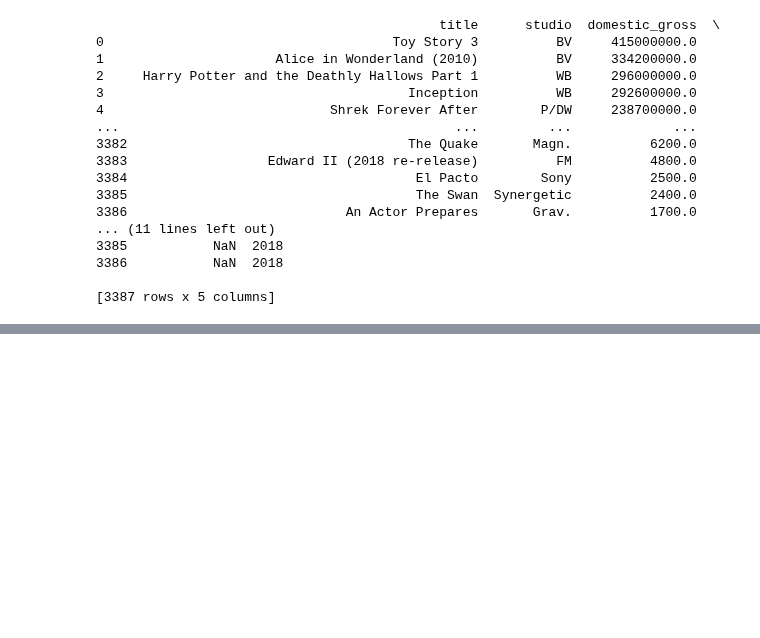
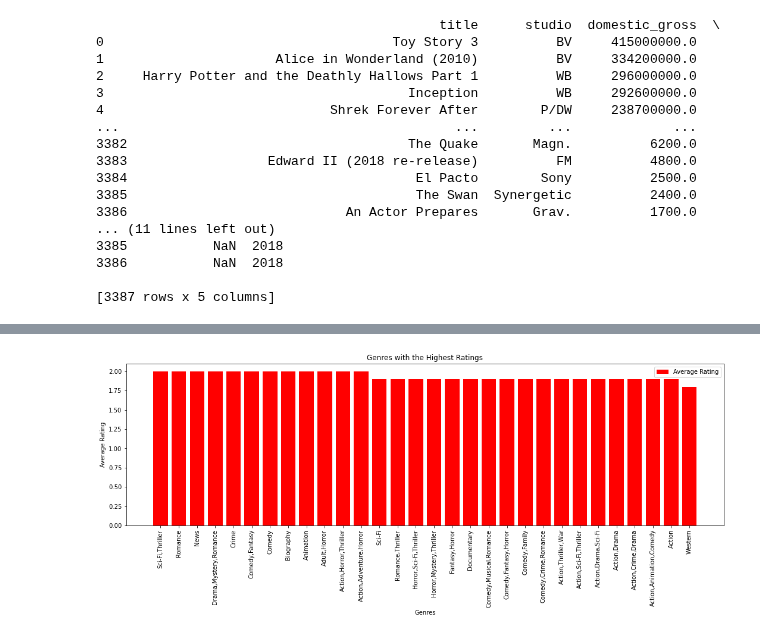
Before and after one commit to QuinnGrigsby/Capstone_Git-ing_it_done_MovieInformation, a Jupyter notebook: Data Understanding.ipynb, the cells around one changed output, grey strips where cells are left out. Saved outputs shown, nothing was run; the diff lists cells and outputs as text; code cells hidden in the pictures; blank space fills up the shorter version.

```diff
--- a/Data Understanding.ipynb
+++ b/Data Understanding.ipynb
@@ -248,0 +213,14 @@ print(movie_gross_data)
+# %%
+q2 = """
+SELECT averagerating as avg_rating, genres
+FROM movie_ratings
+JOIN movie_basics
+    USING (movie_id)
+WHERE averagerating <= 2
+AND genres IS NOT NULL
+GROUP BY genres
+ORDER BY avg_rating DESC
+;
+"""
+low_ratings = pd.read_sql(q2, conn)
+print(low_ratings)
@@ -248,0 +242,4 @@ print(movie_gross_data)
+# %%
+top_30_low = low_ratings.iloc[:30]
+
+print(top_30_low)
@@ -248,0 +264,11 @@ print(movie_gross_data)
+# %%
+plt.figure(figsize=(18, 5))
+plt.bar(top_30_low["genres"], top_30_low["avg_rating"], color = "r")
+plt.xlabel("Genres")
+plt.xticks(rotation = 90)
+plt.ylabel("Average Rating")
+plt.title("Genres with the Highest Ratings")
+plt.legend(labels=['Average Rating'])
+plt.show()
+# %% [output]
+[figure, added]
```
Also changed, not shown: parts of 34 cells of this notebook.
